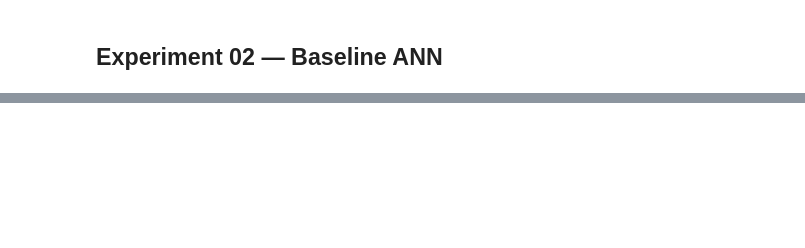
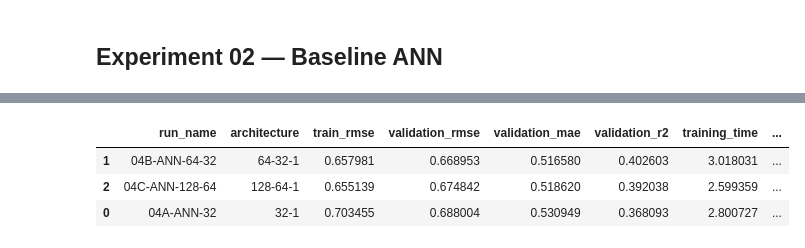
Before and after one commit to farzamasadian/wine-quality, a Jupyter notebook: regression/wine_quality_regression.ipynb, the cells around one changed output, grey strips where cells are left out. Drawn from its saved outputs; the diff is of its cells as text; code cells hidden in the pictures; blank space fills up the shorter version.

```diff
--- a/regression/wine_quality_regression.ipynb
+++ b/regression/wine_quality_regression.ipynb
@@ -922,0 +1325,11 @@ Prediction Time: 0.041950 s
+# %%
+ARCHITECTURES = {
+    "04A-ANN-32": [32],
+    "04B-ANN-64-32": [64, 32],
+    "04C-ANN-128-64": [128, 64]
+}
+
+EPOCHS = 50
+BATCH_SIZE = 64
+LEARNING_RATE = 0.01
+MOMENTUM = 0.0
@@ -922,0 +1623,13 @@ Prediction Time: 0.041950 s
+# %%
+architecture_results_df = pd.DataFrame(
+    architecture_results
+)
+
+architecture_results_df.sort_values(
+    "validation_rmse"
+)
+# %% [output]
+|  | run_name | architecture | train_rmse | validation_rmse | validation_mae | validation_r2 | training_time | ... |
+| 1 | 04B-ANN-64-32 | 64-32-1 | 0.657981 | 0.668953 | 0.516580 | 0.402603 | 3.018031 | ... |
+| 2 | 04C-ANN-128-64 | 128-64-1 | 0.655139 | 0.674842 | 0.518620 | 0.392038 | 2.599359 | ... |
+| 0 | 04A-ANN-32 | 32-1 | 0.703455 | 0.688004 | 0.530949 | 0.368093 | 2.800727 | ... |
```
Also changed, not shown: parts of 66 cells of this notebook, 1 other file.
